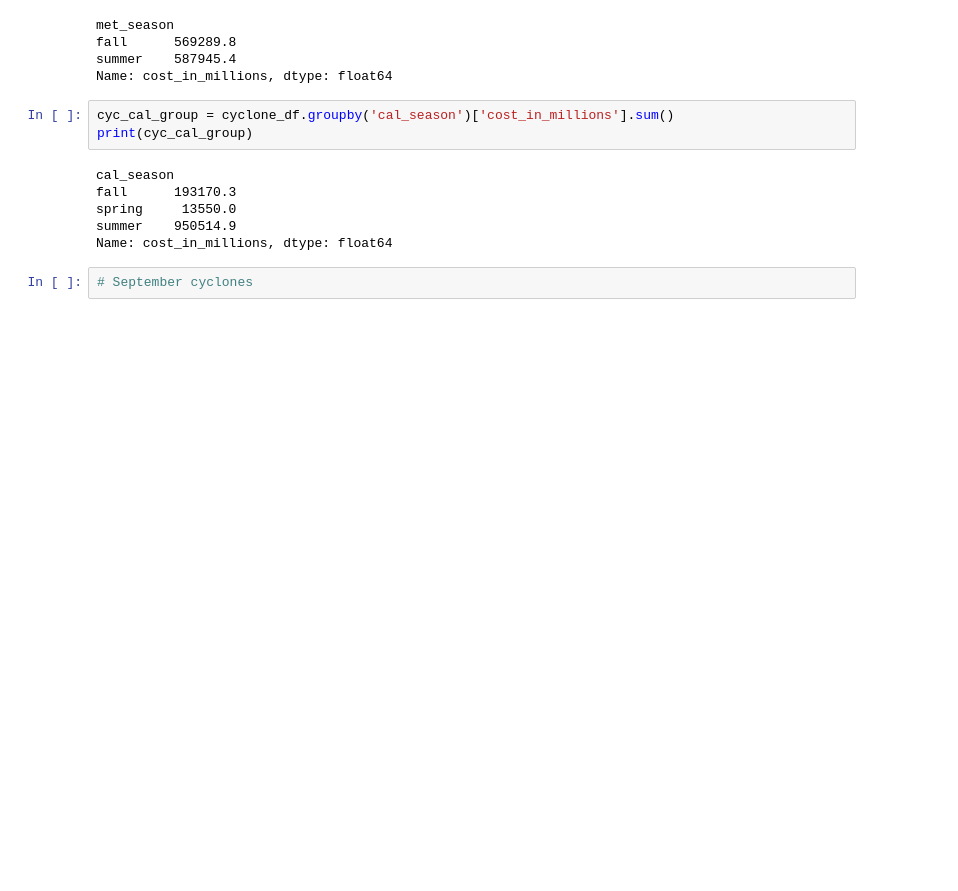
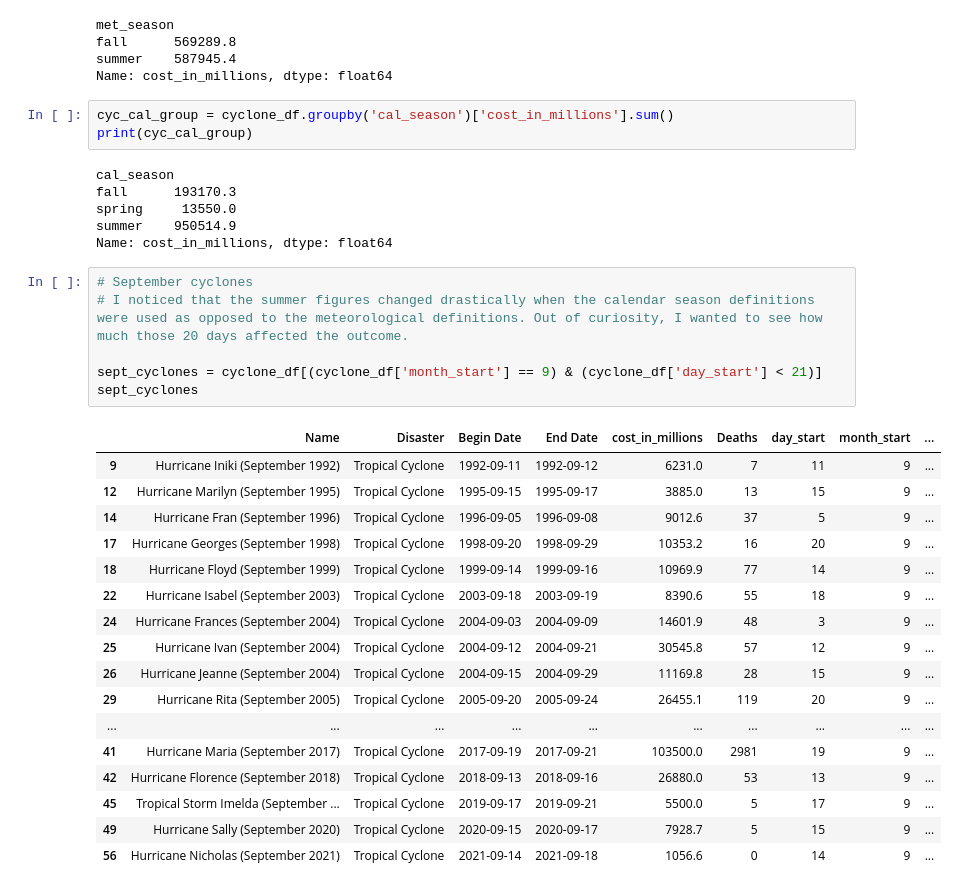
Before and after one commit to ryanlonergan/miniprojects, a Jupyter notebook: storm_damage_viz/storm_damage.ipynb, the cells around one changed output. Drawn from its saved outputs; the diff is of its cells as text; blank space fills up the shorter version.

Commit message:
finished september cyclone data deep dive and added next steps for combined storm types

```diff
--- a/storm_damage_viz/storm_damage.ipynb
+++ b/storm_damage_viz/storm_damage.ipynb
@@ -202,3 +202,25 @@ summer    950514.9
 Name: cost_in_millions, dtype: float64
 # %%
 # September cyclones
+# I noticed that the summer figures changed drastically when the calendar season definitions were used as opposed to the meteorological definitions. Out of curiosity, I wanted to see how much those 20 days affected the outcome.
+
+sept_cyclones = cyclone_df[(cyclone_df['month_start'] == 9) & (cyclone_df['day_start'] < 21)]
+sept_cyclones
+# %% [output]
+|  | Name | Disaster | Begin Date | End Date | cost_in_millions | Deaths | day_start | month_start | ... |
+| 9 | Hurricane Iniki (September 1992) | Tropical Cyclone | 1992-09-11 | 1992-09-12 | 6231.0 | 7 | 11 | 9 | ... |
+| 12 | Hurricane Marilyn (September 1995) | Tropical Cyclone | 1995-09-15 | 1995-09-17 | 3885.0 | 13 | 15 | 9 | ... |
+| 14 | Hurricane Fran (September 1996) | Tropical Cyclone | 1996-09-05 | 1996-09-08 | 9012.6 | 37 | 5 | 9 | ... |
+| 17 | Hurricane Georges (September 1998) | Tropical Cyclone | 1998-09-20 | 1998-09-29 | 10353.2 | 16 | 20 | 9 | ... |
+| 18 | Hurricane Floyd (September 1999) | Tropical Cyclone | 1999-09-14 | 1999-09-16 | 10969.9 | 77 | 14 | 9 | ... |
+| 22 | Hurricane Isabel (September 2003) | Tropical Cyclone | 2003-09-18 | 2003-09-19 | 8390.6 | 55 | 18 | 9 | ... |
+| 24 | Hurricane Frances (September 2004) | Tropical Cyclone | 2004-09-03 | 2004-09-09 | 14601.9 | 48 | 3 | 9 | ... |
+| 25 | Hurricane Ivan (September 2004) | Tropical Cyclone | 2004-09-12 | 2004-09-21 | 30545.8 | 57 | 12 | 9 | ... |
+| 26 | Hurricane Jeanne (September 2004) | Tropical Cyclone | 2004-09-15 | 2004-09-29 | 11169.8 | 28 | 15 | 9 | ... |
+| 29 | Hurricane Rita (September 2005) | Tropical Cyclone | 2005-09-20 | 2005-09-24 | 26455.1 | 119 | 20 | 9 | ... |
+| ... | ... | ... | ... | ... | ... | ... | ... | ... | ... |
+| 41 | Hurricane Maria (September 2017) | Tropical Cyclone | 2017-09-19 | 2017-09-21 | 103500.0 | 2981 | 19 | 9 | ... |
+| 42 | Hurricane Florence (September 2018) | Tropical Cyclone | 2018-09-13 | 2018-09-16 | 26880.0 | 53 | 13 | 9 | ... |
+| 45 | Tropical Storm Imelda (September ... | Tropical Cyclone | 2019-09-17 | 2019-09-21 | 5500.0 | 5 | 17 | 9 | ... |
+| 49 | Hurricane Sally (September 2020) | Tropical Cyclone | 2020-09-15 | 2020-09-17 | 7928.7 | 5 | 15 | 9 | ... |
+| 56 | Hurricane Nicholas (September 2021) | Tropical Cyclone | 2021-09-14 | 2021-09-18 | 1056.6 | 0 | 14 | 9 | ... |
```
Also changed, not shown: parts of 3 cells of this notebook.
